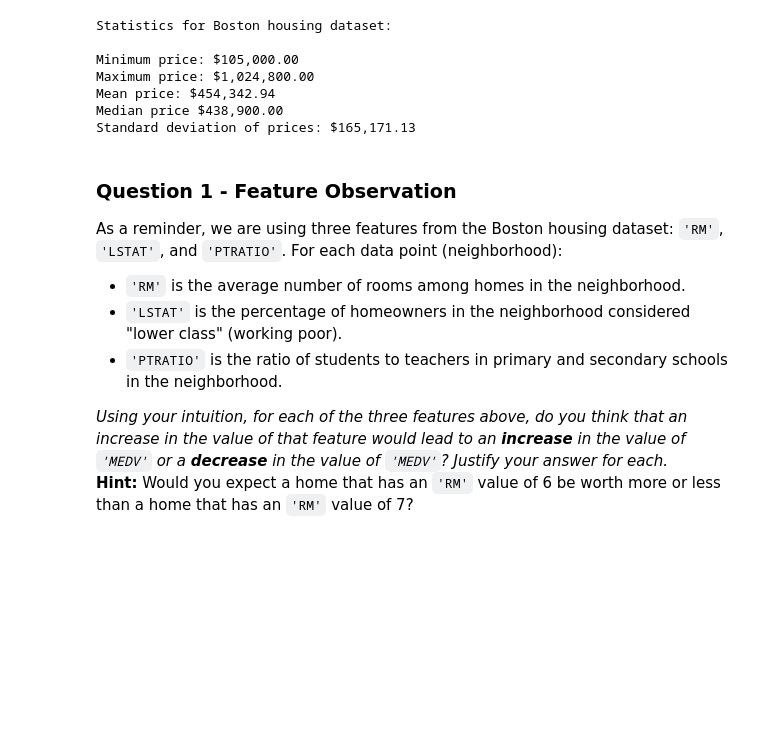
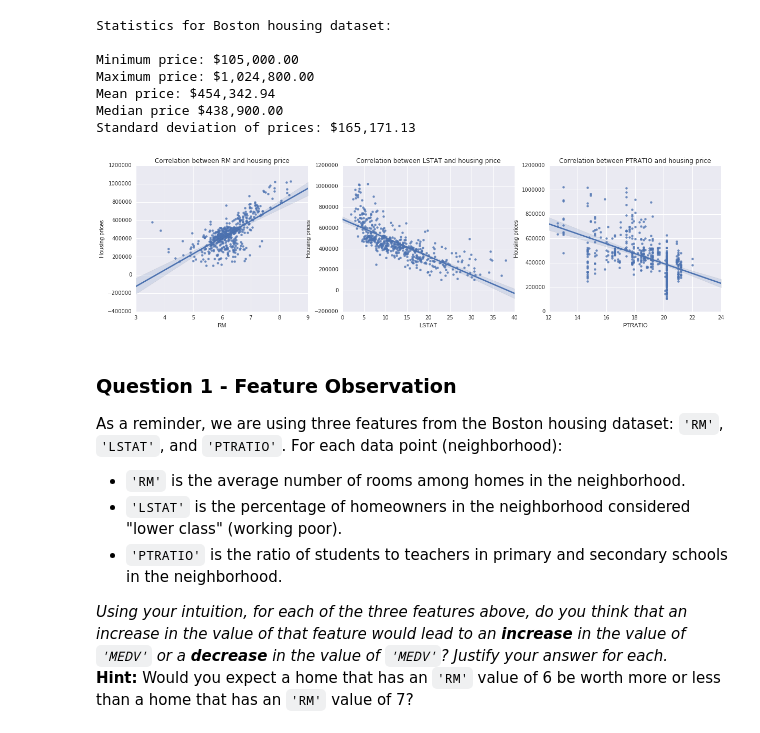
Before and after one commit to Sillians/machine-learning-1, a Jupyter notebook: projects/boston_housing/boston_housing.ipynb, the cells around one changed output. Saved outputs shown, nothing was run; the diff lists cells and outputs as text; code cells hidden in the pictures; blank space fills up the shorter version.

Commit message:
added visualization

```diff
--- a/projects/boston_housing/boston_housing.ipynb
+++ b/projects/boston_housing/boston_housing.ipynb
@@ -83,6 +83,19 @@ Maximum price: $1,024,800.00
 Mean price: $454,342.94
 Median price $438,900.00
 Standard deviation of prices: $165,171.13
+# %%
+import seaborn as sns
+import matplotlib.pyplot as plt
+
+plt.figure(figsize=(20, 5))
+for i, feature in enumerate(features.columns):
+    plt.subplot(1, 3, i+1)
+    sns.regplot(features[feature], prices)
+    plt.title('Correlation between {} and housing price'.format(feature))
+    plt.xlabel(feature)
+    plt.ylabel('Housing prices')
+# %% [output]
+[figure, added]
 # %% [markdown]
 ### Question 1 - Feature Observation
 As a reminder, we are using three features from the Boston housing dataset: `'RM'`, `'LSTAT'`, and `'PTRATIO'`. For each data point (neighborhood):
```
